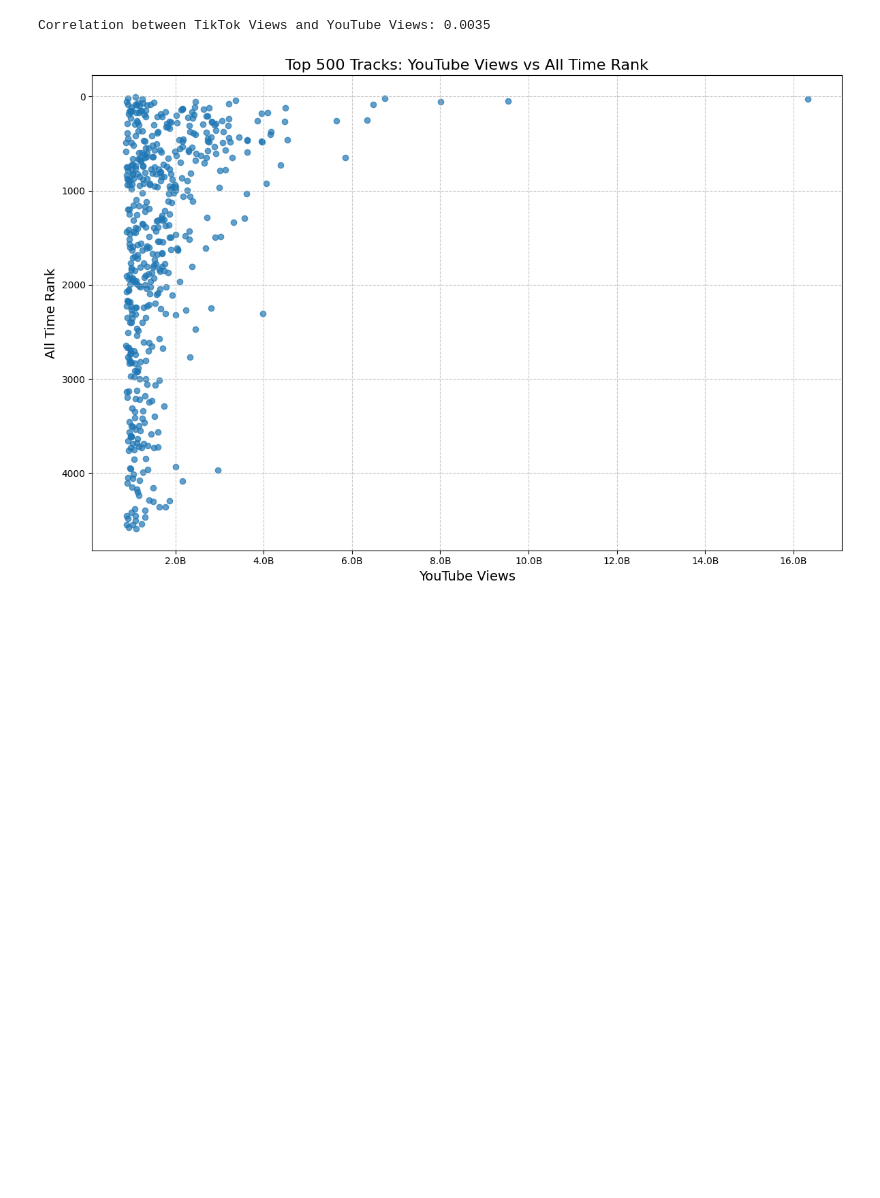
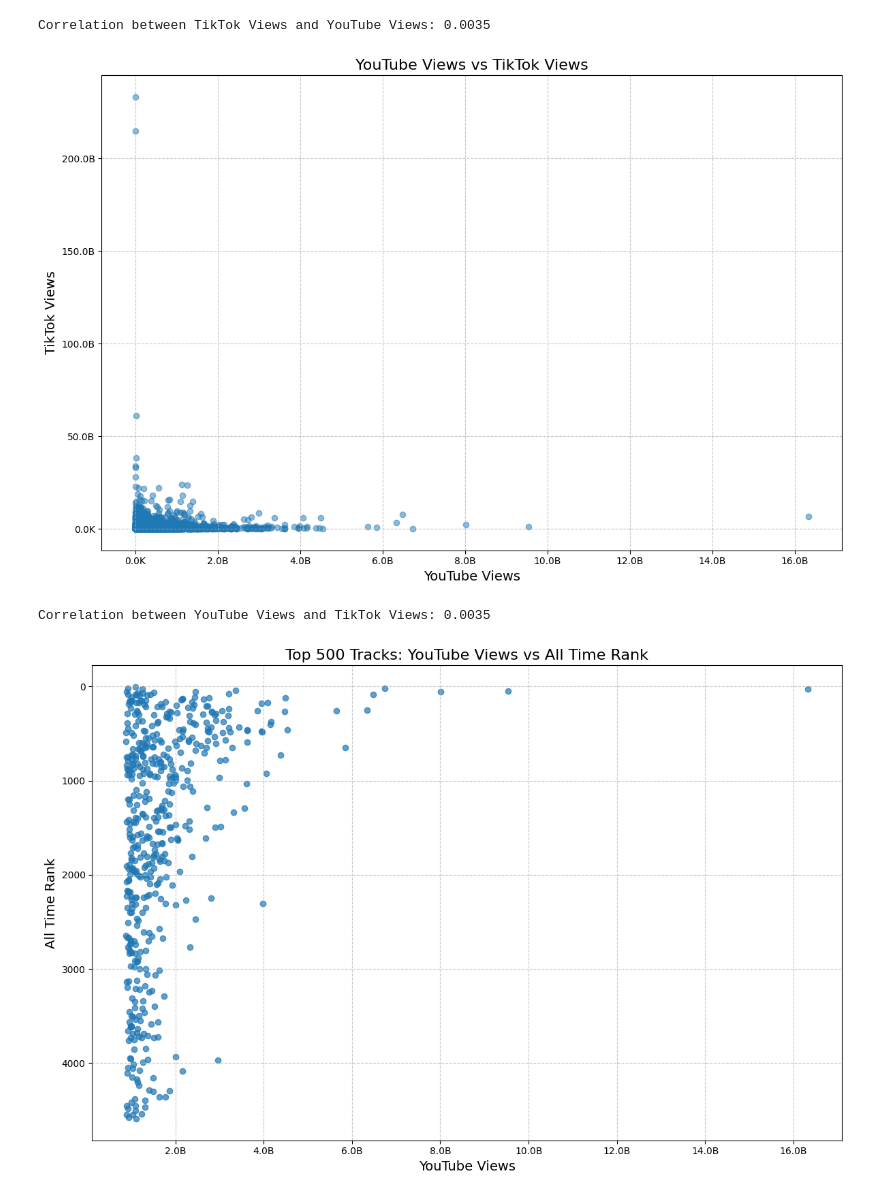
Before and after one commit to qstibbins/project-1, a Jupyter notebook: youtube_data.ipynb, the cells around one changed output. Drawn from its saved outputs; the diff is of its cells as text; code cells hidden in the pictures; blank space fills up the shorter version.

Commit message:
cleaned scatter plot and added views v all time rank

```diff
--- a/youtube_data.ipynb
+++ b/youtube_data.ipynb
@@ -215,4 +215,43 @@ print(f"Correlation between TikTok Views and YouTube Views: {correlation:.4f}")
 # %% [output]
 [figure]
 Correlation between TikTok Views and YouTube Views: 0.0035
+# %%
+def format_ticks(x, pos):
+    if x >= 1e9:
+        return f'{x/1e9:.1f}B'
+    elif x >= 1e6:
+        return f'{x/1e6:.1f}M'
+    else:
+        return f'{x/1e3:.1f}K'
+
+# Create the scatter plot
+plt.figure(figsize=(12, 8))
+plt.scatter(youtube_views_data_clean['YouTube Views'],
+            youtube_views_data_clean['TikTok Views'],
+            alpha=0.5)  # alpha for transparency
+
+# Set labels and title
+plt.xlabel('YouTube Views', fontsize=14)
+plt.ylabel('TikTok Views', fontsize=14)
+plt.title('YouTube Views vs TikTok Views', fontsize=16)
+
+# Format x-axis ticks
+plt.gca().xaxis.set_major_formatter(ticker.FuncFormatter(format_ticks))
+plt.gca().yaxis.set_major_formatter(ticker.FuncFormatter(format_ticks))
+
+# Add a grid for better readability
+plt.grid(True, linestyle='--', alpha=0.7)
+
+# Tight layout to use space efficiently
+plt.tight_layout()
+
+# Show the plot
+plt.show()
+
+# Calculate and print the correlation
+correlation = youtube_views_data_clean['YouTube Views'].corr(youtube_views_data_clean['TikTok Views'])
+print(f"Correlation between YouTube Views and TikTok Views: {correlation:.4f}")
+# %% [output]
+[figure, added]
+Correlation between YouTube Views and TikTok Views: 0.0035
 # %%
```
Also changed, not shown: parts of 3 cells of this notebook.
